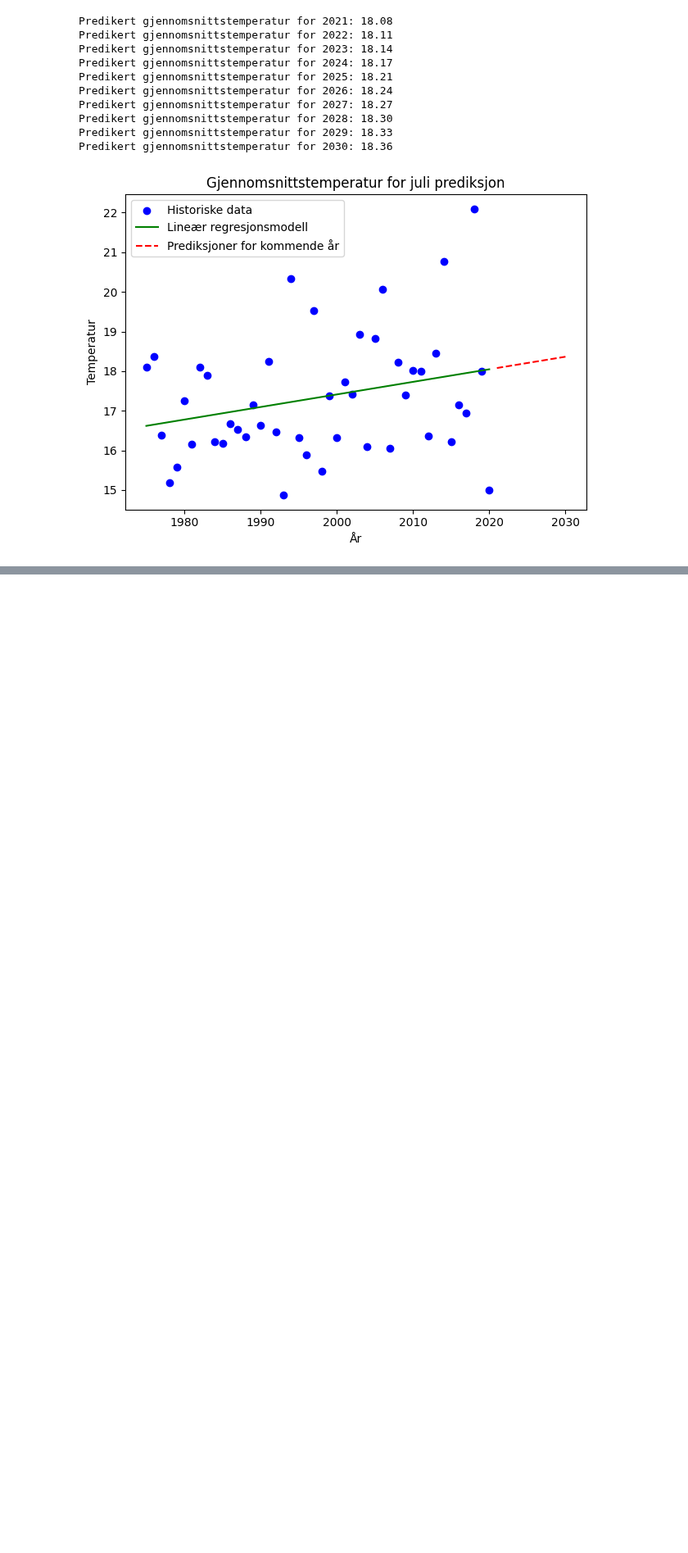
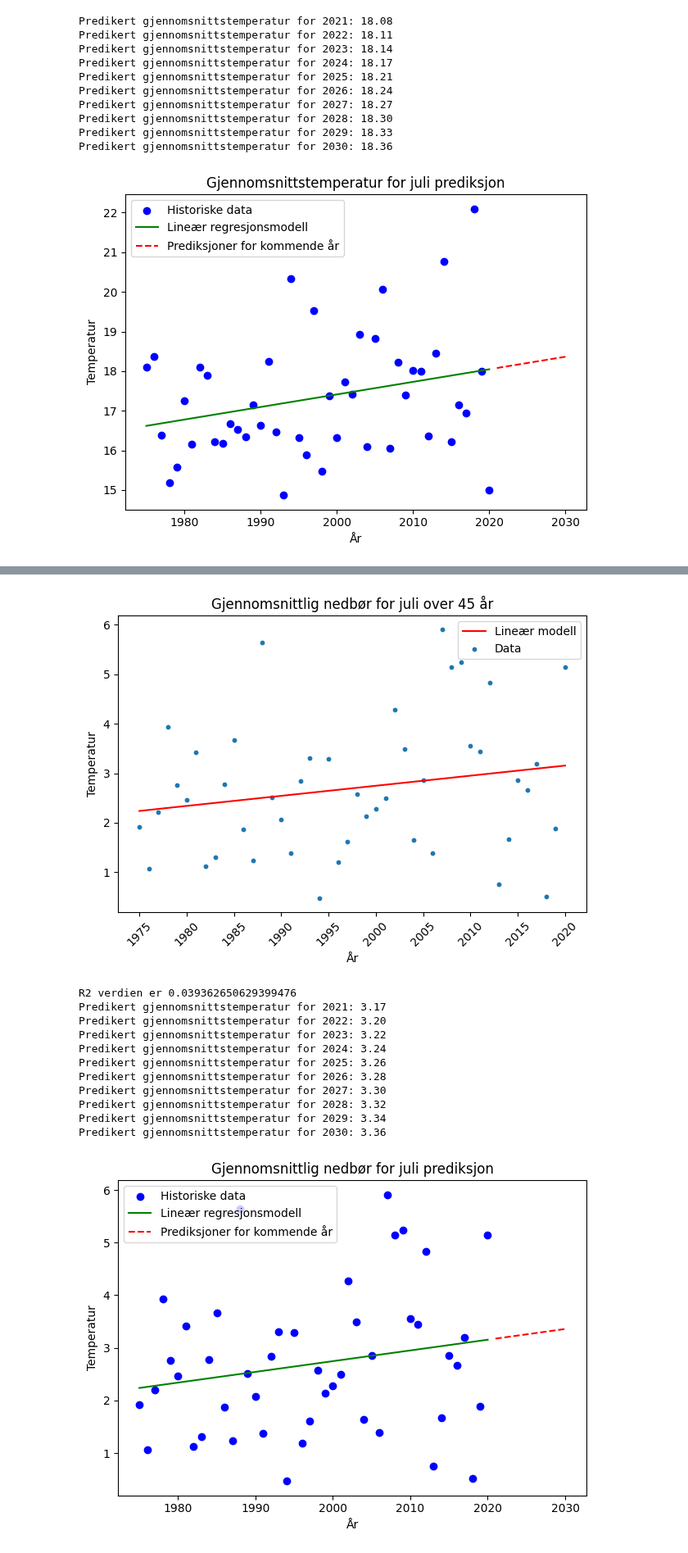
Before and after one commit to Annabrekka/Miljodataanalyse, a Jupyter notebook: notebooks/Oppgave_6.ipynb, the cells around one changed output, grey strips where cells are left out. Shown at 82% size. Drawn from its saved outputs; the diff is of its cells as text; code cells hidden in the pictures; blank space fills up the shorter version.

```diff
--- a/notebooks/Oppgave_6.ipynb
+++ b/notebooks/Oppgave_6.ipynb
@@ -50,0 +89,30 @@ Videre bruker vi scikit for å predikere videre utvikling av temperatur. Dette f
+# %%
+# Finner historisk data for gjennomsnittlig nedbør for juli
+
+historic = HistoricData("../data/Avarage/avarage_precipitation.csv")
+historic.read_file(7)
+historic.train_model()
+historic.plot_data("Gjennomsnittlig nedbør for juli over 45 år")
+historic.evaluate_model()
+
+
+# Predikerer gjennomsnittlig nedbør for 10 år fram i tid
+
+prediction = Prediction10Years(historic)
+prediction.generate_future_years(10)
+prediction.predict_future()
+prediction.predictions_plot("Gjennomsnittlig nedbør for juli prediksjon", "Temperatur")
+# %% [output]
+[figure, added]
+R2 verdien er 0.039362650629399476
+Predikert gjennomsnittstemperatur for 2021: 3.17
+Predikert gjennomsnittstemperatur for 2022: 3.20
+Predikert gjennomsnittstemperatur for 2023: 3.22
+Predikert gjennomsnittstemperatur for 2024: 3.24
+Predikert gjennomsnittstemperatur for 2025: 3.26
+Predikert gjennomsnittstemperatur for 2026: 3.28
+Predikert gjennomsnittstemperatur for 2027: 3.30
+Predikert gjennomsnittstemperatur for 2028: 3.32
+Predikert gjennomsnittstemperatur for 2029: 3.34
+Predikert gjennomsnittstemperatur for 2030: 3.36
+[figure, added]
```
Also changed, not shown: parts of 11 cells of this notebook, 2 other files.
